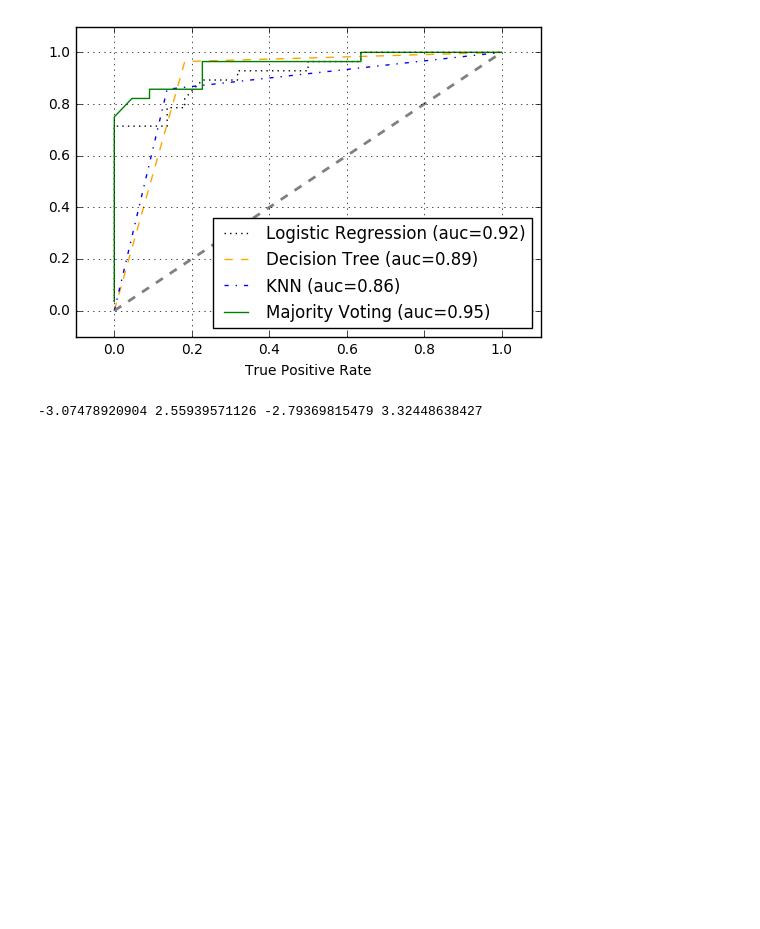
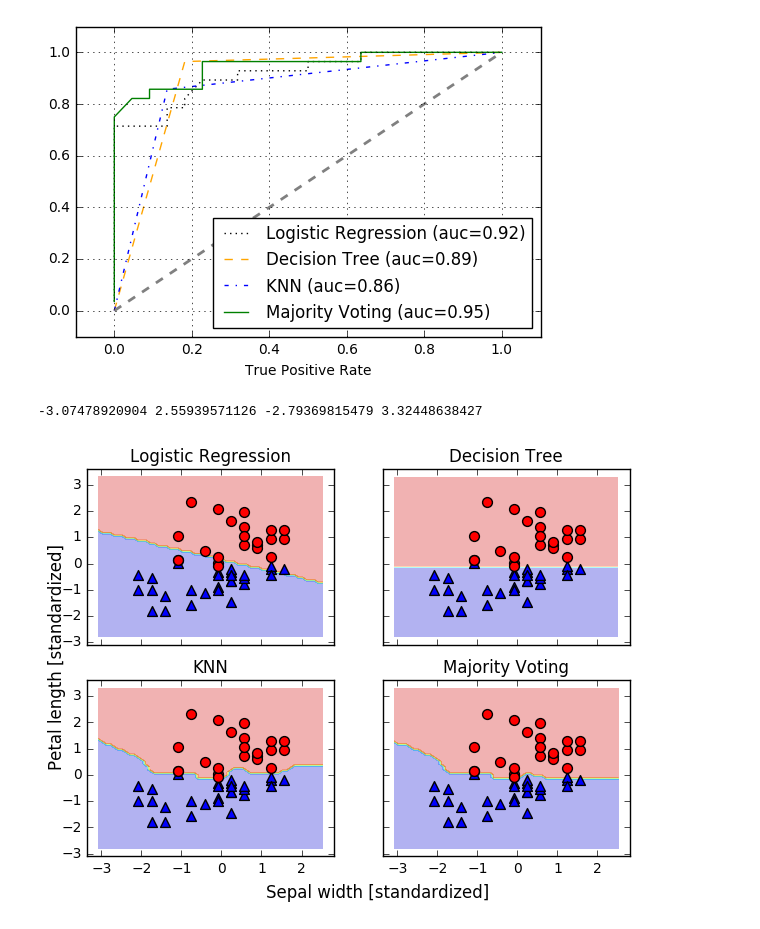
Before and after one commit to takanory/python-machine-learning, a Jupyter notebook: Section7.ipynb, the cells around one changed output. Cells and saved outputs as stored; diff of their text form; code cells hidden in the pictures; blank space fills up the shorter version.

```diff
--- a/Section7.ipynb
+++ b/Section7.ipynb
@@ -140,7 +140,7 @@ class MajorityVoteClassifier(BaseEstimator, ClassifierMixin):
             maj_vote = np.argmax(self.predict_proba(X), axis=1)
         else:
             predictions = np.asarray([clf.predict(X) for clf in self.classifiers_]).T
-            maj_vote = np.array_along_axis(
+            maj_vote = np.apply_along_axis(
                 lambda x:
                 np.argmax(np.bincount(x, weights=self.weights)),
                 axis=1,
@@ -262,18 +262,36 @@ plt.show()
 # %%
 from itertools import product
 import numpy as np
 
 sc = StandardScaler()
 X_train_std = sc.fit_transform(X_train)
 # 決定領域を描画する最小値、最大値を生成
 x_min = X_train_std[:, 0].min() - 1
 x_max = X_train_std[:, 0].max() + 1
 y_min = X_train_std[:, 1].min() - 1
 y_max = X_train_std[:, 1].max() + 1
 print(x_min, x_max, y_min, y_max)
 # グリッドポイントを生成
-xx, yy = np.meshgrid(np.arange(x_min, x_max, 0.1), np.arange(y.min, y.max, 0.1))
+xx, yy = np.meshgrid(np.arange(x_min, x_max, 0.1), np.arange(y_min, y_max, 0.1))
 # 描画領域を2行2列に分割
 f, axarr = plt.subplots(nrows=2, ncols=2, sharex='col', sharey='row', figsize=(7, 5))
+
+# 決定領域のプロット、青や赤の散布図の作成などを実行
+# 変数 idx は各分類器を描画する行と列の位置を表すタプル
+for idx, clf, tt in zip(product([0, 1], [0, 1]), clfs, clf_labels):
+    clf.fit(X_train_std, y_train)
+    Z = clf.predict(np.c_[xx.ravel(), yy.ravel()])
+    Z = Z.reshape(xx.shape)
+    # 描画対象のグラフ
+    ax = axarr[idx[0], idx[1]]
+    ax.contourf(xx, yy, Z, alpha=0.3)
+    ax.scatter(X_train_std[y_train==0, 0], X_train_std[y_train==0, 1], c='blue', marker='^', s=50)
+    ax.scatter(X_train_std[y_train==1, 0], X_train_std[y_train==1, 1], c='red', marker='o', s=50)
+    ax.set_title(tt)
+
+plt.text(-3.5, -4.5, s='Sepal width [standardized]', ha='center', va='center', fontsize=12)
+plt.text(-11.5, 4.5, s='Petal length [standardized]', ha='center', va='center', fontsize=12, rotation=90)
+plt.show()
 # %% [output]
 -3.07478920904 2.55939571126 -2.79369815479 3.32448638427
+[figure, added]
```
Also changed, not shown: parts of 1 cell of this notebook.
